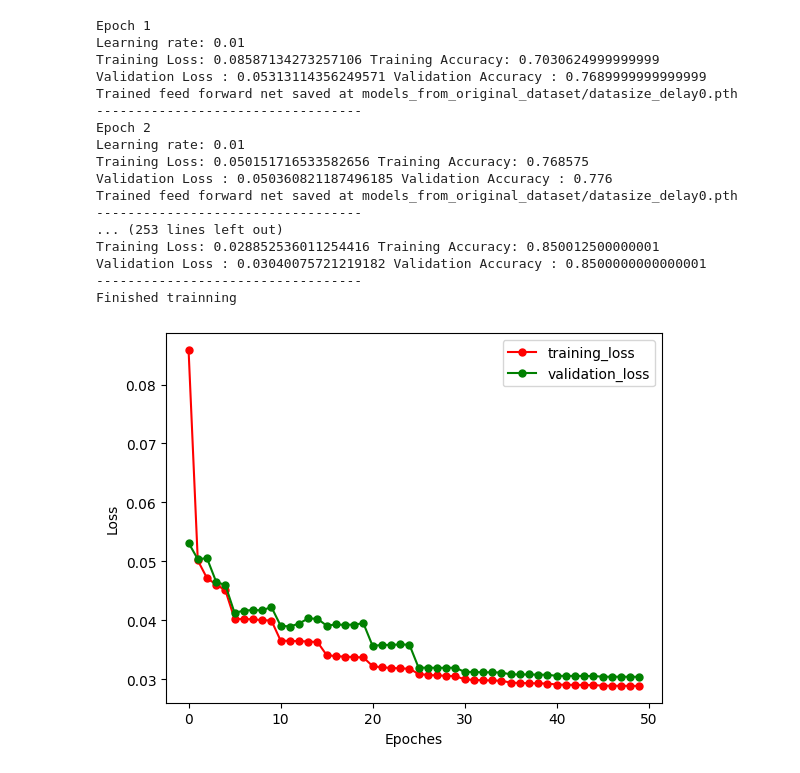
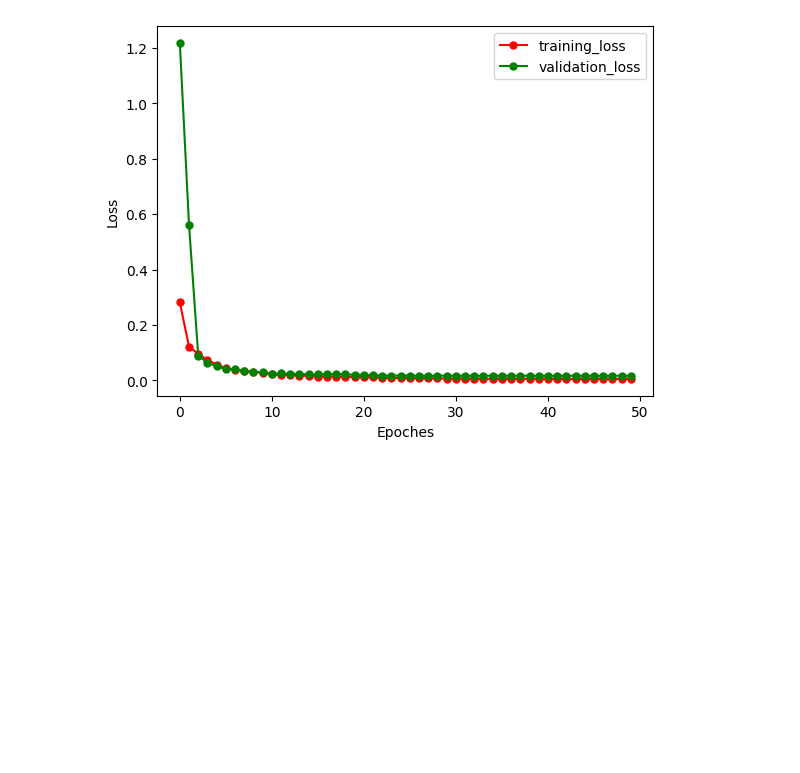
Before and after one commit to koba1in/GFANC-custom, a Jupyter notebook: Hard_Label/2.Training_1DNetwork_Code/Train_Testing_M5_Network.ipynb, the cells around one changed output. Cells and saved outputs as stored; diff of their text form; code cells hidden in the pictures; blank space fills up the shorter version.

```diff
--- a/Hard_Label/2.Training_1DNetwork_Code/Train_Testing_M5_Network.ipynb
+++ b/Hard_Label/2.Training_1DNetwork_Code/Train_Testing_M5_Network.ipynb
@@ -13,25 +30,14 @@ number of GPUs: 4
 # %%
-# Training and validating a new CNN model
-BaseDir = "Original_Dataset/"
-Folder_name_list_of_data_set=['Synthesized_Dataset/Training_data', 'Synthesized_Dataset/Validate_data', 'Synthesized_Dataset/Testing_data']
-Folder_name_list_of_data_set = [BaseDir+i for i in Folder_name_list_of_data_set]
-
-pth_folder = "models_from_original_dataset/datasize_"
-# MODEL_PTHs = [ 'models_from_original_dataset/M6_res_Synthetic_' + str(i) + '.pth' for i in data_num]
-# File_sheets = [ 'Hard_Index_' + str(i) + '.csv' for i in data_num ]
-# MODEL_PTH = 'models_from_original_dataset/M6_res_Synthetic_double_Hz_second'
-File_sheet = 'Delay_-25.csv'
-MODEL_PTH = pth_folder + "delay25" + ".pth"
-acc_train, acc_validate, train_loss_epochs, validate_loss_epochs = Train_Validate_CNN(TRIAN_DATASET_FILE=Folder_name_list_of_data_set[0]
-                                                        , VALIDATION_DATASET_FILE=Folder_name_list_of_data_set[1]
-                                                        , MODEL_PTH=MODEL_PTH, File_sheet=File_sheet)
+acc_train, acc_validate, train_loss_epochs, validate_loss_epochs = Train_Validate_CNN(TRIAN_DATASET_FILE=Folder_name_list_of_dataset[0]
+                                                        , VALIDATION_DATASET_FILE=Folder_name_list_of_dataset[1]
+                                                        , MODEL_PTH=MODEL_PTH, File_sheet=File_sheet, BATCH_SIZE=50)
 plt.plot(np.arange(len(train_loss_epochs)),train_loss_epochs, marker='.', markersize=10, color='r',label='training_loss')
 plt.plot(np.arange(len(validate_loss_epochs)),validate_loss_epochs, marker='.', markersize=10, color='g',label='validation_loss')
 plt.ylabel('Loss')
 plt.xlabel('Epoches')
 plt.legend()
-plt.savefig('Training_loss_' + "delay26" + '.png', dpi=600, bbox_inches='tight', pad_inches=0)
-plt.show()#65m, ->5000, 125m, ->10000, 190m, ->20000, 190m, ->40000
+plt.savefig(FIG_DIR/'Training_loss.png', dpi=600, bbox_inches='tight', pad_inches=0)
+plt.show()
 # %% [output]
 Epoch 1
 Learning rate: 0.01
@@ -54,41 +60,10 @@ Finished trainning
 # %%
-# Training and validating a new CNN model
-BaseDir = "Original_Dataset/"
-Folder_name_list_of_data_set=['Synthesized_Dataset/Training_data', 'Synthesized_Dataset/Validate_data', 'Synthesized_Dataset/Testing_data']
-Folder_name_list_of_data_set = [BaseDir+i for i in Folder_name_list_of_data_set]
-
-pth_folder = "models_from_original_dataset/datasize_"
-# MODEL_PTHs = [ 'models_from_original_dataset/M6_res_Synthetic_' + str(i) + '.pth' for i in data_num]
-# File_sheets = [ 'Hard_Index_' + str(i) + '.csv' for i in data_num ]
-# MODEL_PTH = 'models_from_original_dataset/M6_res_Synthetic_double_Hz_second'
-File_sheet = 'Delay_0.csv'
-MODEL_PTH = pth_folder + "delay0" + ".pth"
-acc_train, acc_validate, train_loss_epochs, validate_loss_epochs = Train_Validate_CNN(TRIAN_DATASET_FILE=Folder_name_list_of_data_set[0]
-                                                        , VALIDATION_DATASET_FILE=Folder_name_list_of_data_set[1]
-                                                        , MODEL_PTH=MODEL_PTH, File_sheet=File_sheet)
 plt.plot(np.arange(len(train_loss_epochs)),train_loss_epochs, marker='.', markersize=10, color='r',label='training_loss')
 plt.plot(np.arange(len(validate_loss_epochs)),validate_loss_epochs, marker='.', markersize=10, color='g',label='validation_loss')
 plt.ylabel('Loss')
 plt.xlabel('Epoches')
 plt.legend()
-plt.savefig('Training_loss_' + "delay26" + '.png', dpi=600, bbox_inches='tight', pad_inches=0)
-plt.show()#65m, ->5000, 125m, ->10000, 190m, ->20000, 190m, ->40000
+plt.savefig(FIG_DIR/'Training_loss.png', dpi=600, bbox_inches='tight', pad_inches=0)
+plt.show()
 # %% [output]
-Epoch 1
-Learning rate: 0.01
-Training Loss: 0.08587134273257106 Training Accuracy: 0.7030624999999999
-Validation Loss : 0.05313114356249571 Validation Accuracy : 0.7689999999999999
-Trained feed forward net saved at models_from_original_dataset/datasize_delay0.pth
-----------------------------------
-Epoch 2
-Learning rate: 0.01
-Training Loss: 0.050151716533582656 Training Accuracy: 0.768575
-Validation Loss : 0.050360821187496185 Validation Accuracy : 0.776
-Trained feed forward net saved at models_from_original_dataset/datasize_delay0.pth
-----------------------------------
-... (253 lines left out)
-Training Loss: 0.028852536011254416 Training Accuracy: 0.850012500000001
-Validation Loss : 0.03040075721219182 Validation Accuracy : 0.8500000000000001
-----------------------------------
-Finished trainning
-[figure, old version]
+[figure, new version]
```
Also changed, not shown: parts of 9 cells of this notebook, 27 other files.
